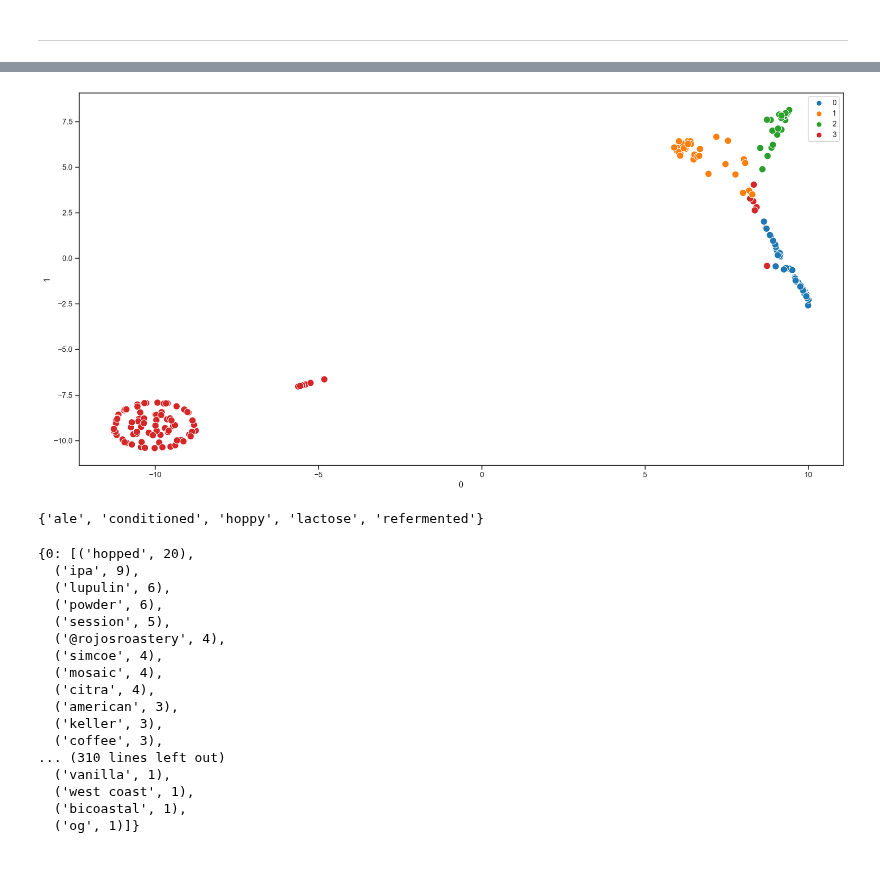
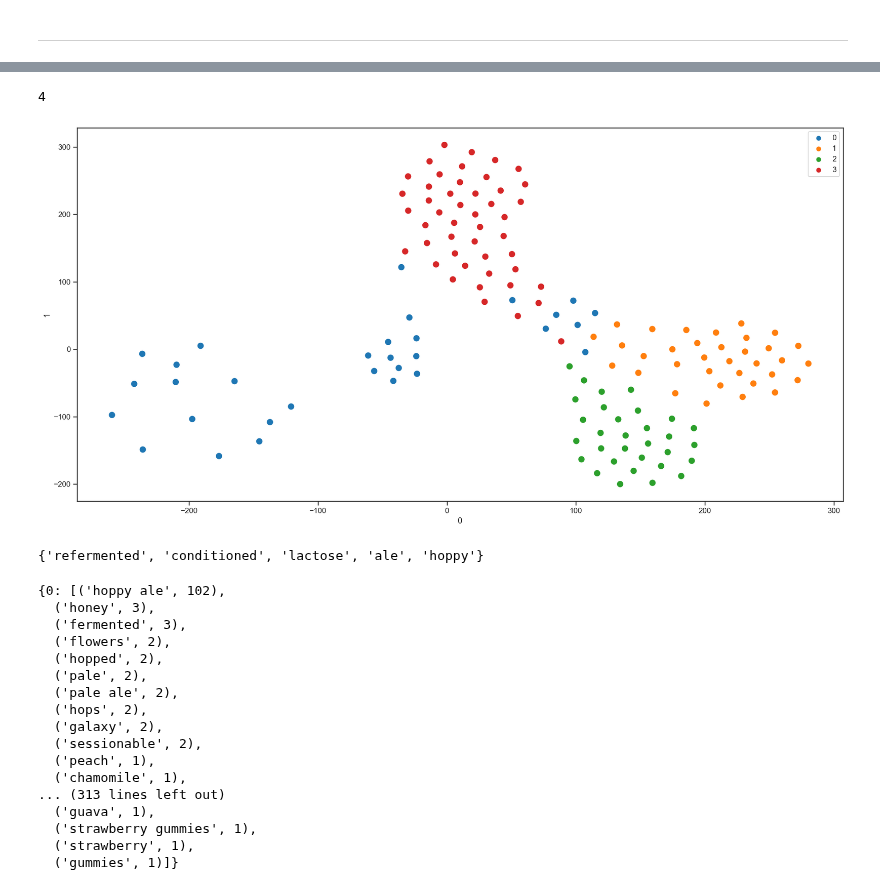
Before and after one commit to dmnapolitano/troon_release_prediction, a Jupyter notebook: Cluster Beers.ipynb, the cells around one changed output, grey strips where cells are left out. Drawn from its saved outputs; the diff is of its cells as text; code cells hidden in the pictures; blank space fills up the shorter version.

Commit message:
Adding updated clusters and fixing the last days since prior

```diff
--- a/Cluster Beers.ipynb
+++ b/Cluster Beers.ipynb
@@ -107,16 +107,19 @@ Text(0, 0.5, 'Silhouette Score')
 # %%
-best_cluster_size = cluster_sizes[silhouettes.index(max(silhouettes))]
+#best_cluster_size = cluster_sizes[silhouettes.index(max(silhouettes))]
 best_cluster_size = 4
-#best_cluster_size
+best_cluster_size
+# %% [output]
+4
 # %%
 kmeans = KMeans(n_clusters=best_cluster_size, random_state=1024).fit(beer_vectors)
 
-tsne = TSNE(n_components=2, random_state=1024, metric="cosine", learning_rate=100, square_distances=True)
+tsne = TSNE(n_components=2, metric="cosine", learning_rate=100, square_distances=True, init="pca",
+            random_state=1024)
 reduced = pandas.DataFrame(tsne.fit_transform(kmeans.transform(beer_vectors)))
 ax = sns.scatterplot(x=reduced[0], y=reduced[1], hue=kmeans.labels_, s=100, palette="tab10")
 plt.show()
 # %% [output]
-[figure, old version]
+[figure, new version]
 # %%
 cluster_attributes = {l : [] for l in set(kmeans.labels_)}
 reduced["id"] = beer_ids
@@ -138,22 +141,22 @@ print(appearing_in_all)
 {c : sorted(Counter([a for a in cluster_attributes[c] if a not in appearing_in_all]).items(),
             key=lambda x : x[1], reverse=True) for c in cluster_attributes}
 # %% [output]
-{'ale', 'conditioned', 'hoppy', 'lactose', 'refermented'}
+{'refermented', 'conditioned', 'lactose', 'ale', 'hoppy'}
-{0: [('hopped', 20),
-  ('ipa', 9),
-  ('lupulin', 6),
-  ('powder', 6),
-  ('session', 5),
-  ('@rojosroastery', 4),
-  ('simcoe', 4),
-  ('mosaic', 4),
-  ('citra', 4),
-  ('american', 3),
-  ('keller', 3),
-  ('coffee', 3),
-... (310 lines left out)
-  ('vanilla', 1),
-  ('west coast', 1),
-  ('bicoastal', 1),
-  ('og', 1)]}
+{0: [('hoppy ale', 102),
+  ('honey', 3),
+  ('fermented', 3),
+  ('flowers', 2),
+  ('hopped', 2),
+  ('pale', 2),
+  ('pale ale', 2),
+  ('hops', 2),
+  ('galaxy', 2),
+  ('sessionable', 2),
+  ('peach', 1),
+  ('chamomile', 1),
+... (313 lines left out)
+  ('guava', 1),
+  ('strawberry gummies', 1),
+  ('strawberry', 1),
+  ('gummies', 1)]}
 # %%
```
Also changed, not shown: parts of 4 cells of this notebook, 2 other files.
